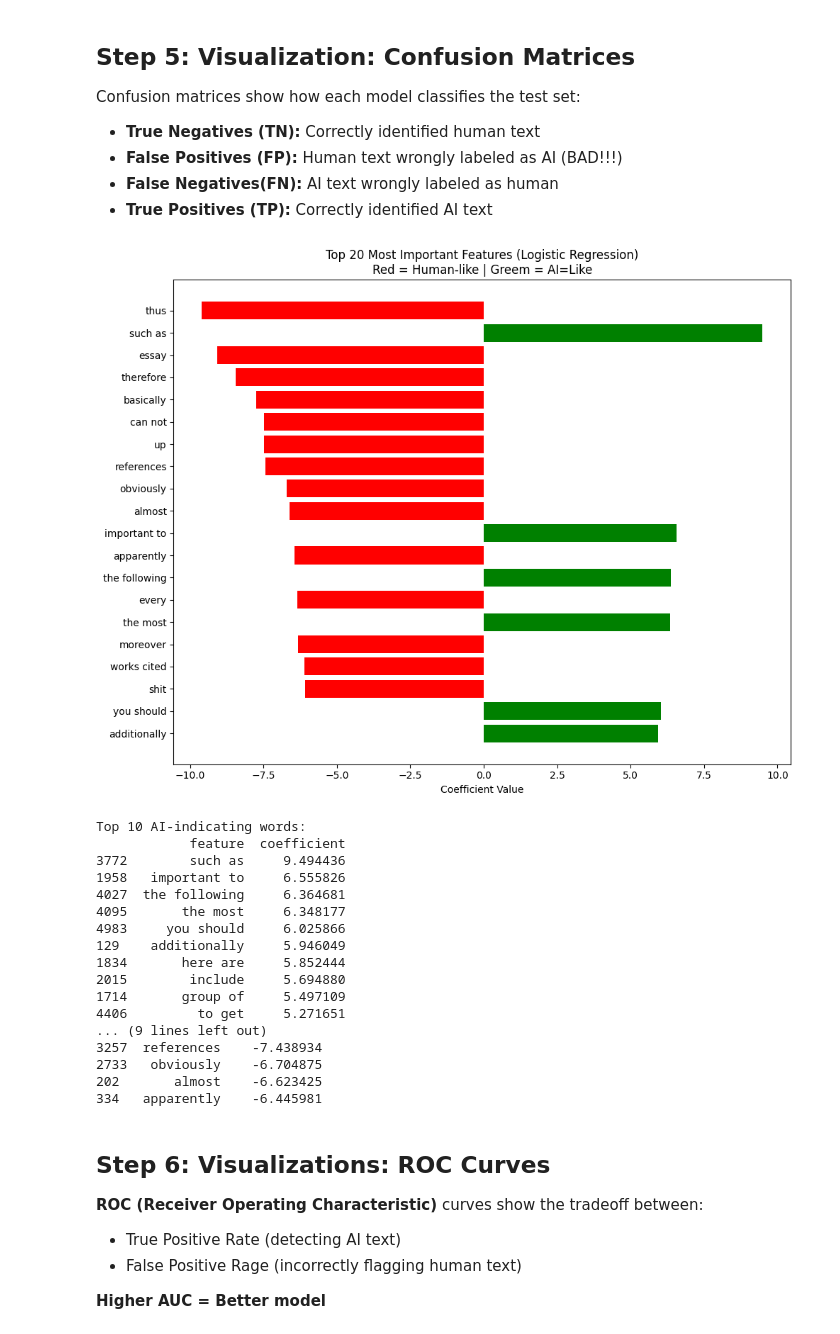
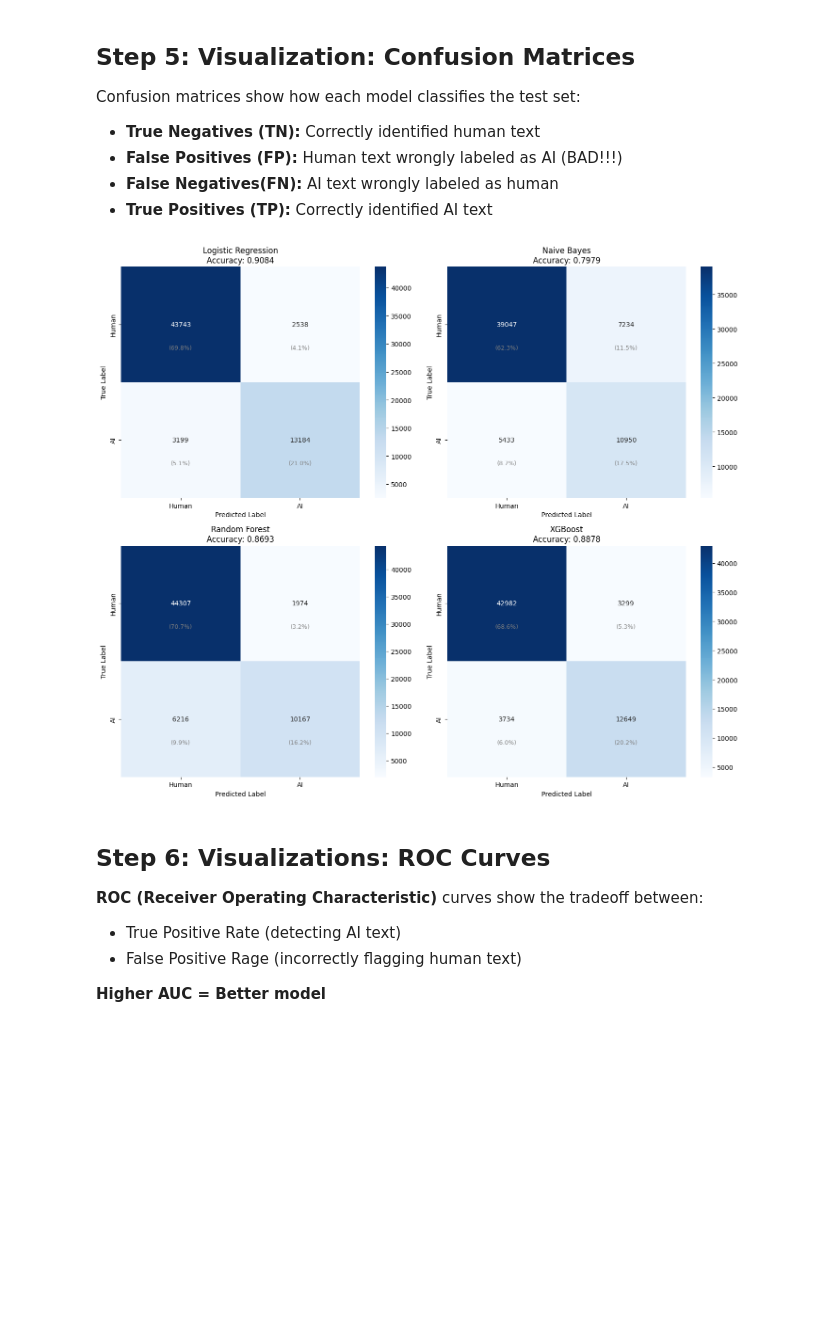
Before and after one commit to Hannahthegreat/ai-text-detection, a Jupyter notebook: notebooks/03_model_training.ipynb, the cells around one changed output. Cells and saved outputs as stored; diff of their text form; code cells hidden in the pictures; blank space fills up the shorter version.

```diff
--- a/notebooks/03_model_training.ipynb
+++ b/notebooks/03_model_training.ipynb
@@ -209,52 +244,35 @@ Confusion matrices show how each model classifies the test set:
 # Plot confusion matrices for all models
 fig, axes = plt.subplots(2, 2, figsize=(14, 12))
 axes = axes.flatten()
 
 for idx, (model_name, model) in enumerate(models.items()):
     y_pred = model.predict(X_test)
 
     plt.sca(axes[idx])
     from sklearn.metrics import confusion_matrix
     cm = confusion_matrix(y_test, y_pred)
 
     sns.heatmap(cm, annot=True, fmt='d', cmap='Blues',
                 xticklabels=['Human', 'AI'],
                 yticklabels=['Human', 'AI'])
 
     plt.title(f'{model_name}\nAccuracy: {all_results[model_name]["accuracy"]:.4f}')
     plt.ylabel('True Label')
     plt.xlabel('Predicted Label')
 
     # Add percentages
     total = cm.sum()
     for i in range(2):
         for j in range(2):
             percentage = cm[i, j] / total * 100
             plt.text(j + 0.5, i + 0.7, f'({percentage:.1f}%)',
                      ha='center', va='center', fontsize=9, color='gray')
 
-plt.tigh_layout()
+plt.tight_layout()
 plt.savefig('../visualizations/plots/all_models_confusion_matrices.png', dpi=300, bbox_inches='tight')
 plt.show()
 # %% [output]
-[figure, old version]
+[figure, new version]
-Top 10 AI-indicating words:
-            feature  coefficient
-3772        such as     9.494436
-1958   important to     6.555826
-4027  the following     6.364681
-4095       the most     6.348177
-4983     you should     6.025866
-129    additionally     5.946049
-1834       here are     5.852444
-2015        include     5.694880
-1714       group of     5.497109
-4406         to get     5.271651
-... (9 lines left out)
-3257  references    -7.438934
-2733   obviously    -6.704875
-202       almost    -6.623425
-334   apparently    -6.445981
 # %% [markdown]
 ## Step 6: Visualizations: ROC Curves
 
```
Also changed, not shown: parts of 10 cells of this notebook, 7 other files.
